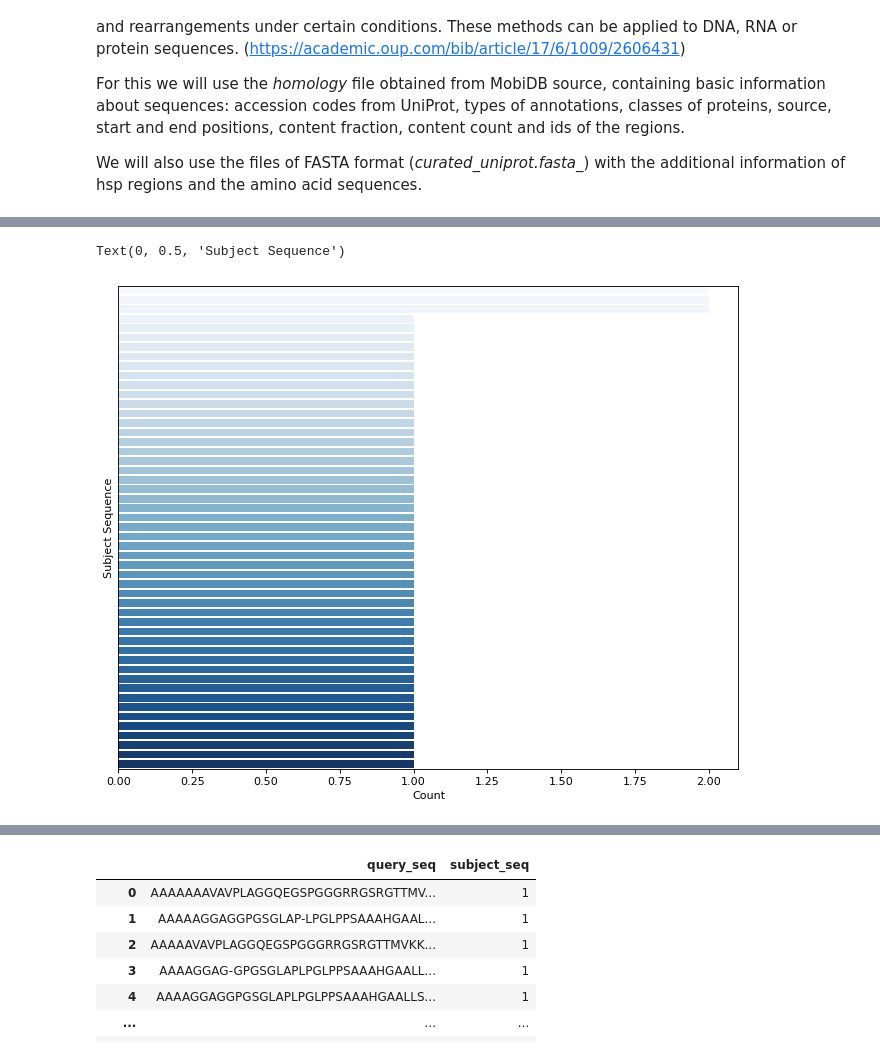
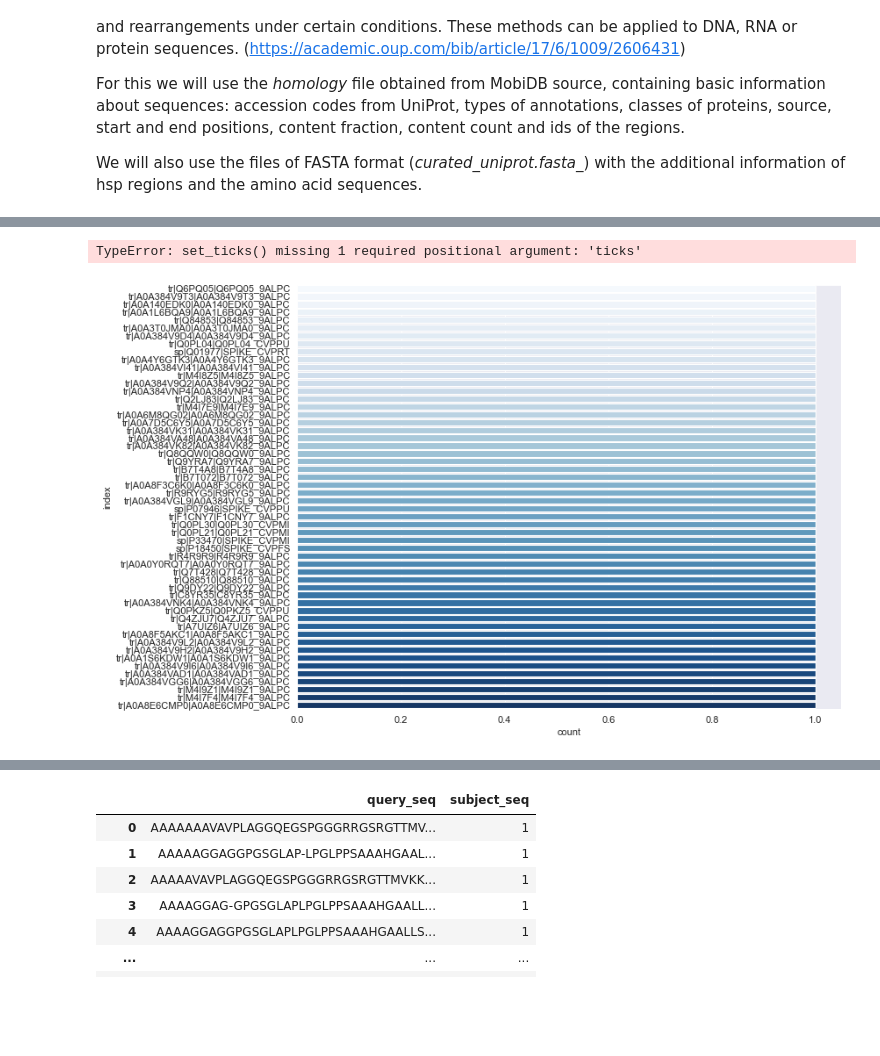
Before and after one commit to AlyaHarvelle/HMMER, a Jupyter notebook: MSA_0504.ipynb, the cells around one changed output, grey strips where cells are left out. Saved outputs shown, nothing was run; the diff lists cells and outputs as text; code cells hidden in the pictures; blank space fills up the shorter version.

Commit message:
Initial commit

```diff
--- a/MSA_0504.ipynb
+++ b/MSA_0504.ipynb
@@ -134,7 +84,10 @@ df
 # %%
-# Added ID
+# Print the resulting dataframe with shortened query and subject ID
 
-df['id'] = df['query_id'].str.split(" ").str[0]
-df = df.set_index('id').reset_index()
-df.head()
+df = dfs[0]
+df['q_id'] = df['query_id'].str.split(" ").str[0]
+df['s_id'] = df['subject_id'].str.split(" ").str[0]
+df = df.set_index('s_id').reset_index()
+df = df.set_index('q_id').reset_index()
+df
 # %% [output]
@@ -146,0 +177,6 @@ df.head()
+# %%
+# Merge two dataframes: initial df and the grouped
+
+#merged = pd.merge(df, grouped, on='query_seq') # added the count column. Here is also added one extra subject_len
+merged = pd.merge(df, grouped_counts, on='query_seq') # check which one is more correct, this or previous line. Should be this. The output plot is the same as before
+merged # query_seq, q_id, count
@@ -176,5 +235,5 @@ array(['DKFPTSVVSNCTDQCASYVANVFTTQPGGFIPSDFSFNNWFLLTNSSTLVSGKLVTKQPLLVNCLWPVPSFE
       dtype=object)
 # %%
-# Filter df by a particular query_seq
+# Choose 1 query_seq
 
 #query_seq = 'MTERRLRVLVVEDESMIAMLIEDTLCELGHEVAATASRMQEALDIARKGQFDIAIIDVNLDGEPSYPVADILAERNVPFIFATGYGSKGLDTRYSNIPLLTKPFLDSELEAVLVQISKEV'
@@ -182,4 +241,6 @@ query_seq = 'DKFPTSVVSNCTDQCASYVANVFTTQPGGFIPSDFSFNNWFLLTNSSTLVSGKLVTKQPLLVNCLWP
 
-filtered_df = df[df['query_seq'] == query_seq]
+
+# Filter df by a particular query_seq
+filtered_df = merged[merged['query_seq'] == query_seq]
 filtered_df.head()
 # %% [output]
@@ -192,6 +253,8 @@ filtered_df.head()
 # %%
 # Check how many hits of subject sequences we have for the chosen query sequence
 
-counts = filtered_df['subject_seq'].value_counts()
-counts.head()
+#counts = filtered_df['subject_seq'].value_counts()
+counts = filtered_df['s_id'].value_counts().reset_index(name='count') # if we filter subject sequences
+#counts = filtered_df['s_id'].value_counts().reset_index(name='count') # if we filter subject ids. However, only 1 is the count value in this case
+counts
 # %% [output]
@@ -204,11 +278,12 @@ Name: subject_seq, dtype: int64
 # %%
-# Create a barplot for the hits for the one selected query sequence
+# Create a bar plot for the hits for the one selected query sequence
 
 figure(figsize=(10, 8), dpi=80)
-ax = sns.barplot(x=counts.values, y=counts.index, palette='Blues'),
-ax[0].set_yticks([])
+#ax = sns.barplot(x=counts.values, y=counts.index, palette='Blues') # when the column isn't named 'count'
+ax = sns.barplot(data=counts, x='count', y='index', palette='Blues') # when the column is named 'count'
+ax.set_yticks()
 plt.xlabel('Count')
 plt.ylabel('Subject Sequence')
 # %% [output]
-Text(0, 0.5, 'Subject Sequence')
+TypeError: set_ticks() missing 1 required positional argument: 'ticks'
-[figure, old version]
+[figure, new version]
```
Also changed, not shown: parts of 25 cells of this notebook.
